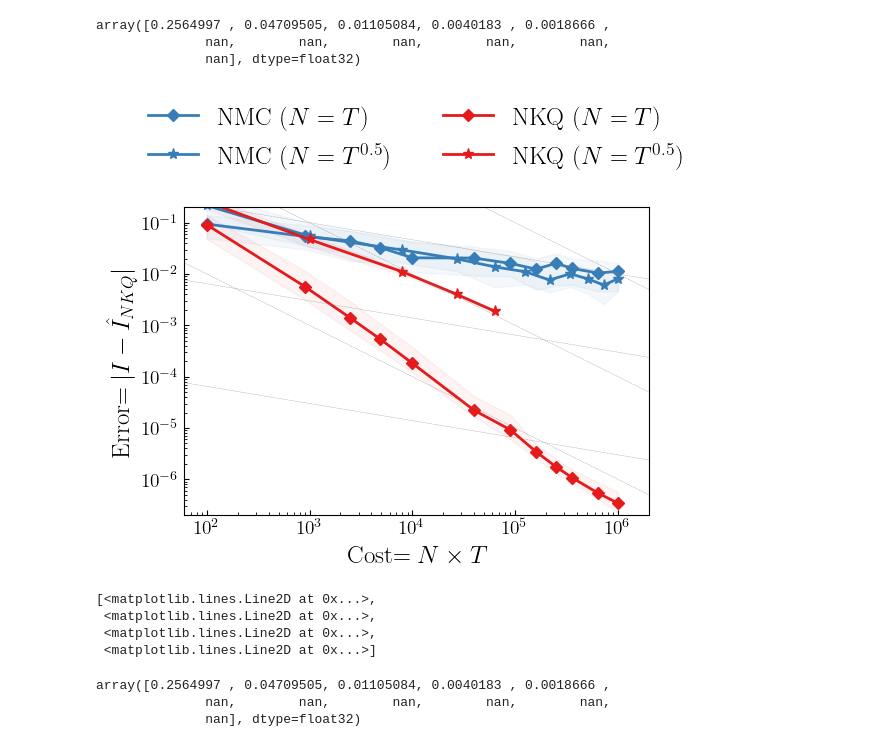
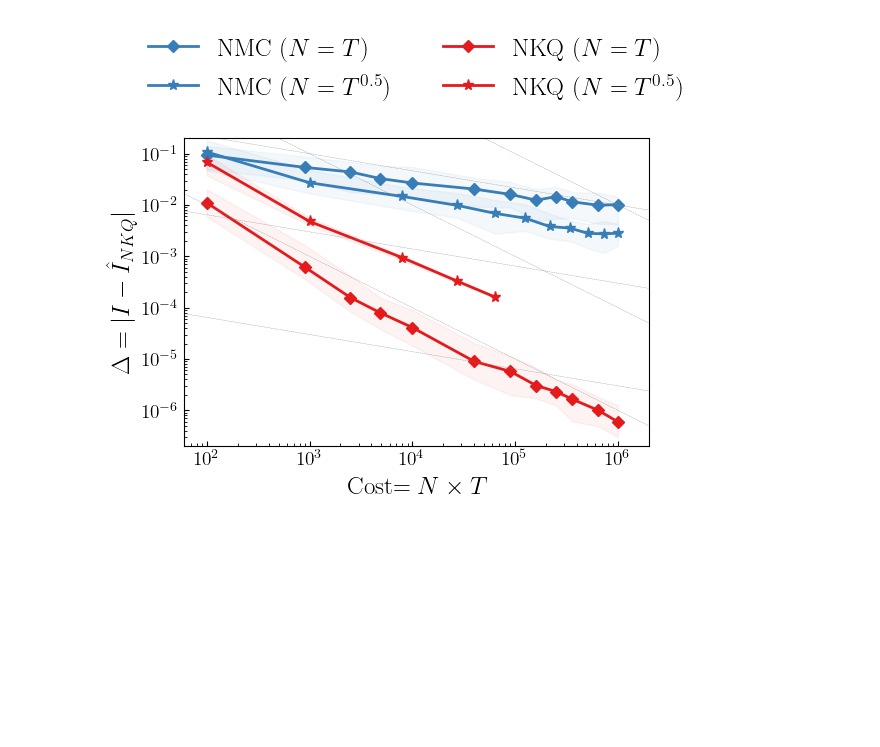
Before and after one commit to hudsonchen/nest_bq, a Jupyter notebook: plotting_notebooks/toy.ipynb, the cells around one changed output. Saved outputs shown, nothing was run; the diff lists cells and outputs as text; code cells hidden in the pictures; blank space fills up the shorter version.

```diff
--- a/plotting_notebooks/toy.ipynb
+++ b/plotting_notebooks/toy.ipynb
@@ -133,12 +133,6 @@ I_nkq_ratio_two_q75 = np.percentile(I_nkq_ratio_two_array, 75, axis=0)
 I_nmc_ratio_two_median = np.median(I_nmc_ratio_two_array, axis=0)
 I_nmc_ratio_two_q25 = np.percentile(I_nmc_ratio_two_array, 25, axis=0)
 I_nmc_ratio_two_q75 = np.percentile(I_nmc_ratio_two_array, 75, axis=0)
-# %%
-I_nmc_ratio_two_array
-# %% [output]
-array([0.2564997 , 0.04709505, 0.01105084, 0.0040183 , 0.0018666 ,
-              nan,        nan,        nan,        nan,        nan,
-              nan], dtype=float32)
 # %%
 cmap = plt.get_cmap('Set1')
 markersize = 6
@@ -152,23 +146,28 @@ keys = list(I_nkq_err_dict.keys())
 N_array = np.array(sorted(set([k[0] for k in keys])), dtype=float)
 cost_array = N_array ** 2
 
-rescale_array_nkq_ratio_one = np.array([1.0, 1.0, 1.0, 1.0,
-                                        1.0, 1.0, 1.0, 1.0,
-                                        1.0, 1.0, 1.0, 1.0])
+rescale_array_nmc_ratio_one = np.array([1.0, 1.0, 1.0, 1.0,
+                                        1.3, 1.0, 1.0, 1.0,
+                                        0.9, 0.9, 0.95, 0.9])
+
+rescale_array_nkq_ratio_one = np.array([1.0, 1.2, 1.2, 1.4,
+                                        1.4, 1.4, 0.9, 1.0,
+                                        1.0, 1.0, 0.75, 0.7])
 
 rescale_array_nkq_ratio_two = np.array([1.0, 1.0, 1.0, 1.0,
                                         1.0])
 
 rescale_array_nmc_ratio_two = np.array([1.0, 1.0, 1.0, 1.0,
-                                        1.0, 1.0, 1.0, 1.0,
-                                        1.0, 1.0, 1.0])
+                                        1.0, 1.0, 1.0, 0.7,
+                                        0.7, 0.9, 0.7])
 
 
 fig1 = plt.figure(figsize=(6, 4))
 plt.grid(False)
-plt.plot(cost_array, I_nmc_median, label=f'NMC ($N=T$)', color=cmap.colors[1], linewidth=linewidth,
+plt.plot(cost_array, I_nmc_median * rescale_array_nmc_ratio_one, label=f'NMC ($N=T$)', color=cmap.colors[1], linewidth=linewidth,
          marker='D', markersize=markersize)
-plt.fill_between(cost_array, I_nmc_q25, I_nmc_q75, alpha=0.05, color=cmap.colors[1])
+plt.fill_between(cost_array, I_nmc_q25 * rescale_array_nmc_ratio_one, I_nmc_q75 * rescale_array_nmc_ratio_one,
+                 alpha=0.05, color=cmap.colors[1])
 
 plt.plot(cost_array, I_nkq_median * rescale_array_nkq_ratio_one, label=f'NKQ ($N=T$)',
          color=cmap.colors[0], linewidth=linewidth, marker='D', markersize=markersize)
@@ -183,10 +182,10 @@ cost_array_ratio_two[0] = 100
 
 nkq_ratio_two_index = (1 - np.isnan(I_nkq_ratio_two_median)).sum()
 
-plt.plot(cost_array_ratio_two, I_nmc_ratio_two_median * rescale_array_nmc_ratio_two * 2, label=rf'NMC ($N=T^{{0.5}}$)',
+plt.plot(cost_array_ratio_two, I_nmc_ratio_two_median * rescale_array_nmc_ratio_two, label=rf'NMC ($N=T^{{0.5}}$)',
          color=cmap.colors[1], linewidth=linewidth, marker='*', markersize=markersize + 2)
-plt.fill_between(cost_array_ratio_two, I_nmc_ratio_two_q25 * rescale_array_nmc_ratio_two * 2,
-                 I_nmc_ratio_two_q75 * rescale_array_nmc_ratio_two * 2, alpha=0.05, color=cmap.colors[1])
+plt.fill_between(cost_array_ratio_two, I_nmc_ratio_two_q25 * rescale_array_nmc_ratio_two,
+                 I_nmc_ratio_two_q75 * rescale_array_nmc_ratio_two, alpha=0.05, color=cmap.colors[1])
 
 plt.plot(cost_array_ratio_two[:nkq_ratio_two_index], I_nkq_ratio_two_median[:nkq_ratio_two_index] * rescale_array_nkq_ratio_two, label=f'NKQ ($N=T^{{0.5}}$)',
          color=cmap.colors[0], linewidth=linewidth, marker='*', markersize=markersize + 2)
@@ -209,45 +208,32 @@ plt.plot(N_T_array, 100 * theoretical_error_nkq_ratio_one, linestyle='--', color
 plt.plot(N_T_array, 1e4 * theoretical_error_nkq_ratio_one, linestyle='--', color = 'grey', linewidth=0.25)
 plt.plot(N_T_array, theoretical_error_nmc_ratio_half, linestyle='--', color = 'grey', linewidth=0.25)
 plt.plot(N_T_array, 0.03 * theoretical_error_nmc_ratio_half, linestyle='--', color = 'grey', linewidth=0.25)
 plt.plot(N_T_array, 100 * theoretical_error_nmc_ratio_half, linestyle='--', color = 'grey', linewidth=0.25)
 plt.plot(N_T_array, 0.0003 * theoretical_error_nmc_ratio_half, linestyle='--', color = 'grey', linewidth=0.25)
 
 # plt.plot(N_T_array, 0.01 * theoretical_error_nmc_ratio_half, linestyle='--', color = cmap[0], linewidth=0.25)
 # plt.plot(N_T_array, 0.01 * theoretical_error_nmc_ratio_two, linestyle='--', color = cmap[0], linewidth=0.25)
 # plt.plot(N_T_array, 0.01 * theoretical_error_nkq_ratio_two, linestyle='--', color = cmap[1], linewidth=0.25)
 
 
 plt.xlabel(r'Cost$=N \times T$')
-plt.ylabel(r'Error$=|I - \hat{I}_{NKQ}|$')
+plt.ylabel(r'$\Delta = |I - \hat{I}_{NKQ}|$')
 plt.ylim([2e-7, 0.2])
 plt.xlim([60, 2e6])
 plt.yscale('log')
 plt.xscale('log')
 
 # Get current legend handles and labels
 handles, labels = plt.gca().get_legend_handles_labels()
 
 # order = [0, 2, 4, 1, 3, 5]
 order = [0, 2, 1, 3]
 handles = [handles[o] for o in order]
 labels = [labels[o] for o in order]
 
 # Create a legend with reordered handles and labels
 plt.legend(handles, labels, ncol=2, bbox_to_anchor=(0.5, 1.05), loc='lower center')
 plt.savefig('../figures/toy.pdf', bbox_inches='tight')
 plt.show()
 # %% [output]
-[figure, old version]
+[figure, new version]
-# %%
-handles
-# %% [output]
-[<matplotlib.lines.Line2D at 0x...>,
- <matplotlib.lines.Line2D at 0x...>,
- <matplotlib.lines.Line2D at 0x...>,
- <matplotlib.lines.Line2D at 0x...>]
-# %%
-I_nkq_ratio_two_median
-# %% [output]
-array([0.2564997 , 0.04709505, 0.01105084, 0.0040183 , 0.0018666 ,
-              nan,        nan,        nan,        nan,        nan,
-              nan], dtype=float32)
```
Also changed, not shown: 6 other files.
